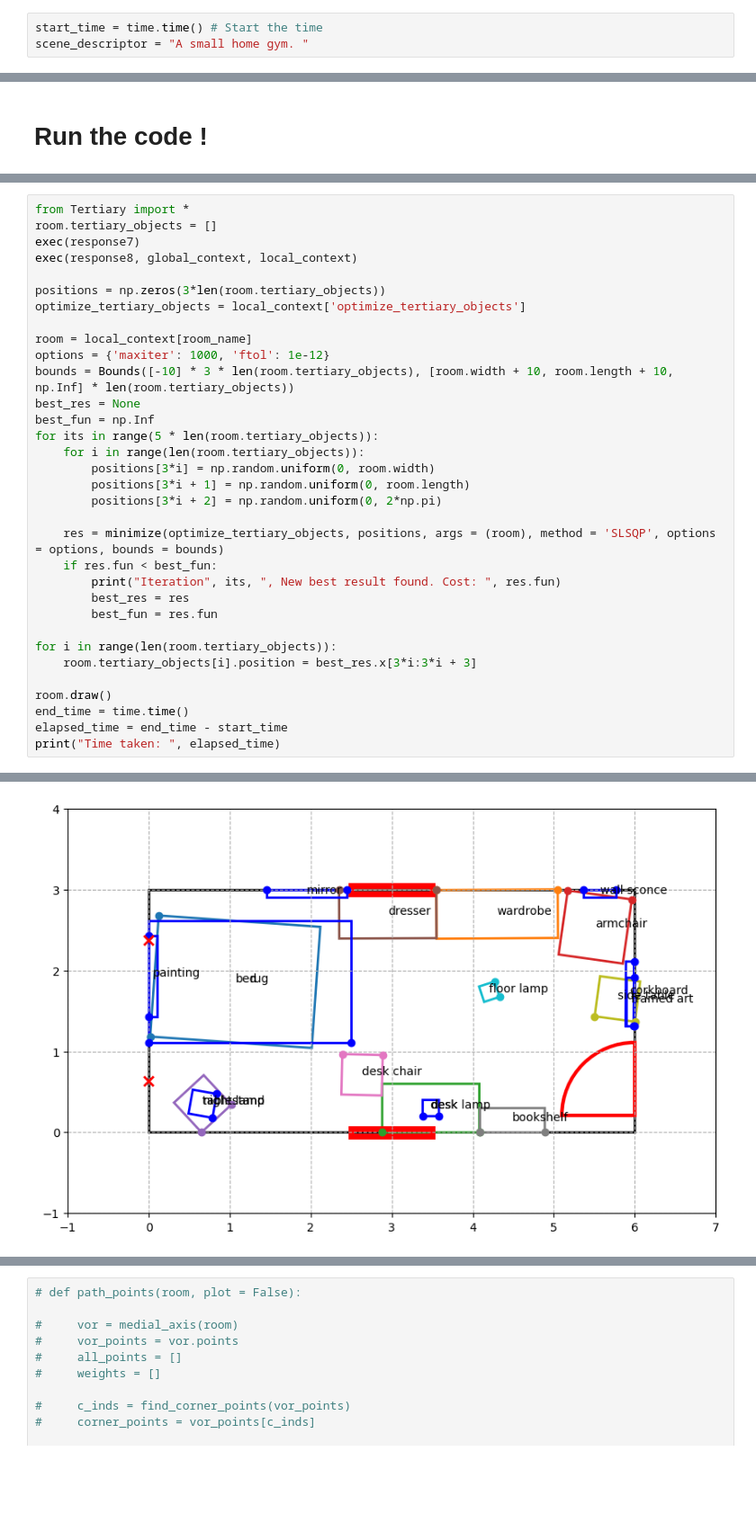
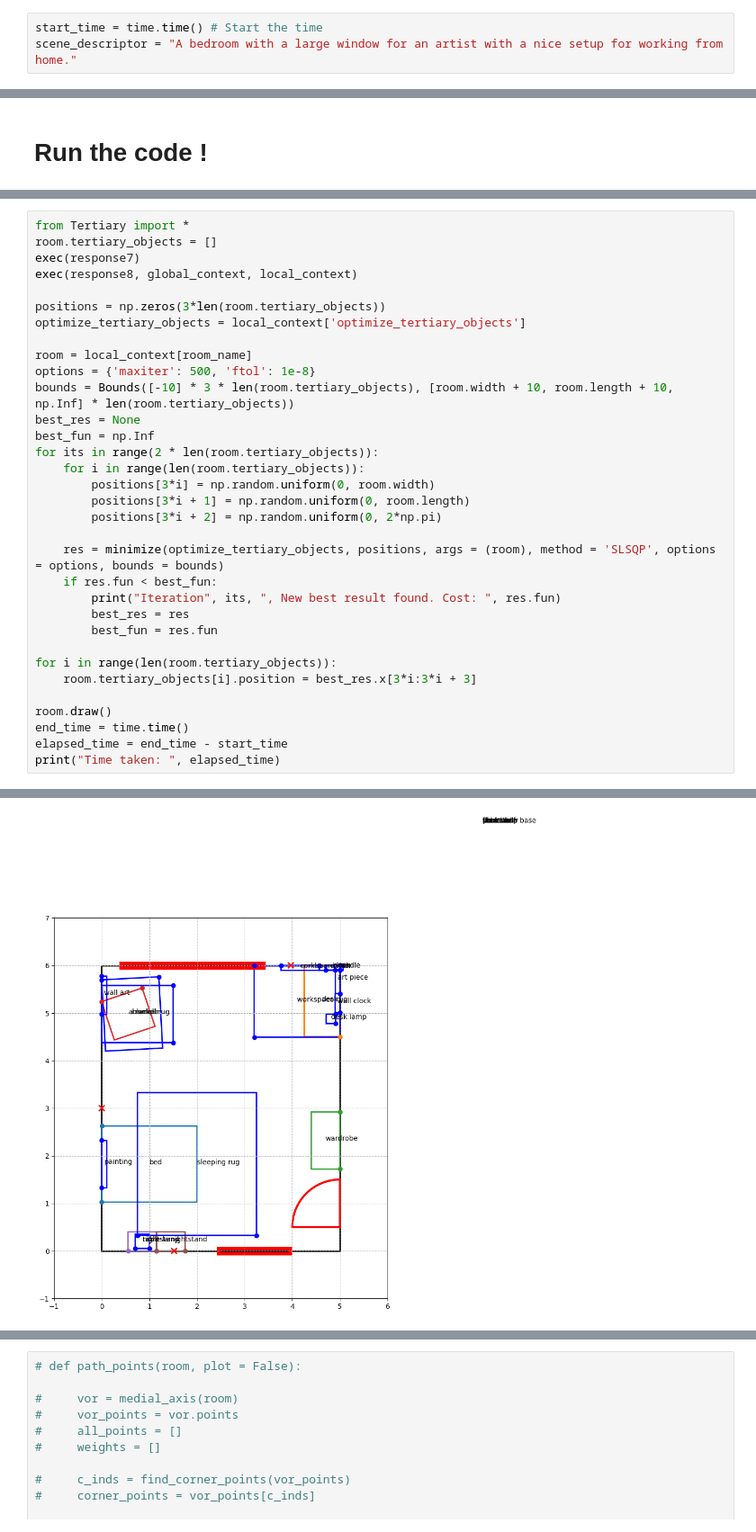
Before and after one commit to gabriellelittle1/MSc-Project, a Jupyter notebook: DSL/Version1.ipynb, the cells around one changed output, grey strips where cells are left out. Shown at 90% size. Cells and saved outputs as stored; diff of their text form; blank space fills up the shorter version.

```diff
--- a/DSL/Version1.ipynb
+++ b/DSL/Version1.ipynb
@@ -74,7 +74,7 @@ def check_calls_decorator(func):
 ### Set the Scene Descriptor
 # %%
 start_time = time.time() # Start the time
-scene_descriptor = "A small home gym. "
+scene_descriptor = "A bedroom with a large window for an artist with a nice setup for working from home."
 # %% [markdown]
 ### Run the room set up calls (LangPrompt1, Prompt1)
 # %%
@@ -1372,11 +1345,11 @@ positions = np.zeros(3*len(room.tertiary_objects))
 optimize_tertiary_objects = local_context['optimize_tertiary_objects']
 
 room = local_context[room_name]
-options = {'maxiter': 1000, 'ftol': 1e-12}
+options = {'maxiter': 500, 'ftol': 1e-8}
 bounds = Bounds([-10] * 3 * len(room.tertiary_objects), [room.width + 10, room.length + 10, np.Inf] * len(room.tertiary_objects))
 best_res = None
 best_fun = np.Inf
-for its in range(5 * len(room.tertiary_objects)):
+for its in range(2 * len(room.tertiary_objects)):
     for i in range(len(room.tertiary_objects)):
         positions[3*i] = np.random.uniform(0, room.width)
         positions[3*i + 1] = np.random.uniform(0, room.length)
@@ -1407,4 +1376,4 @@ Time taken:  1611.7175109386444
-[figure, old version]
+[figure, new version]
 # %%
 for object in room.moving_objects:
     print(object.name, object.position, object.width, object.length)
```
Also changed, not shown: parts of 31 cells of this notebook, 6 other files.
